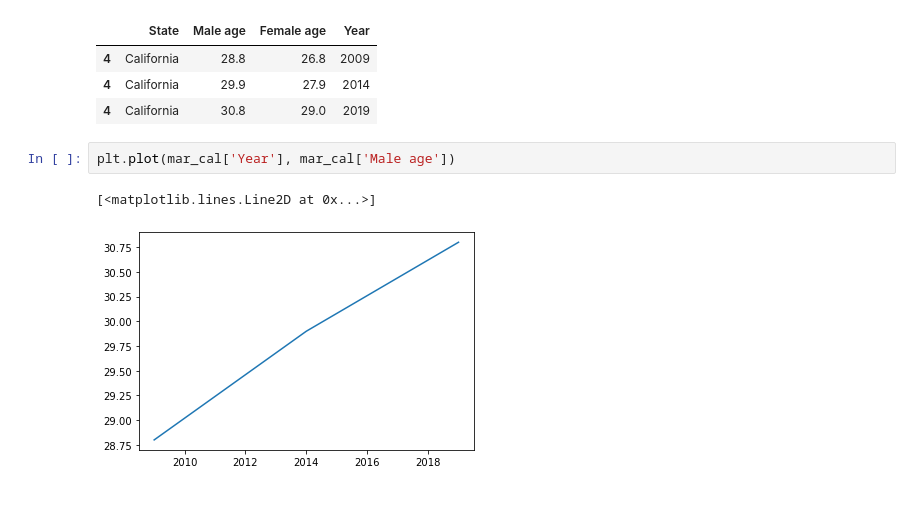
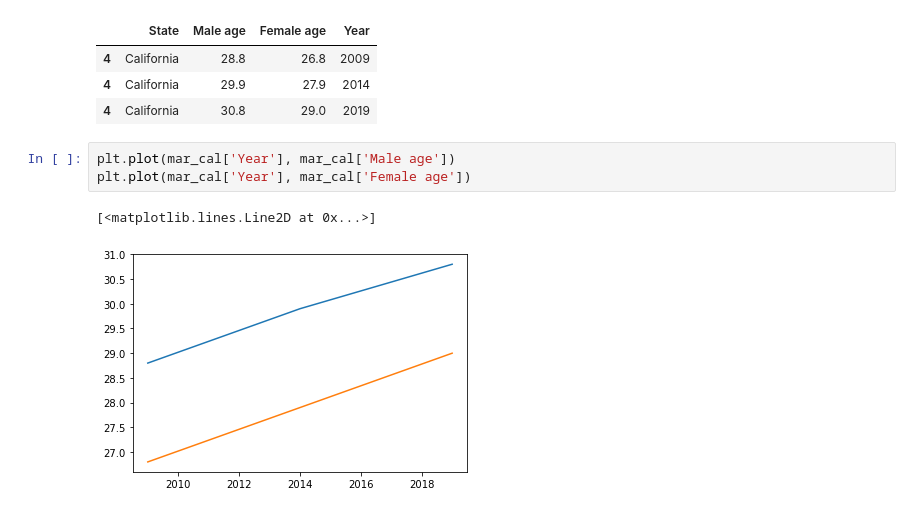
Before and after one commit to asmit-a/pic-16b-project, a Jupyter notebook: censusdata presentation.ipynb, the cells around one changed output. Drawn from its saved outputs; the diff is of its cells as text.

```diff
--- a/censusdata presentation.ipynb
+++ b/censusdata presentation.ipynb
@@ -153,6 +155,7 @@ mar_cal
 | 4 | California | 30.8 | 29.0 | 2019 |
 # %%
 plt.plot(mar_cal['Year'], mar_cal['Male age'])
+plt.plot(mar_cal['Year'], mar_cal['Female age'])
 # %% [output]
 [<matplotlib.lines.Line2D at 0x...>]
-[figure, old version]
+[figure, new version]
```
Also changed, not shown: parts of 14 cells of this notebook.
